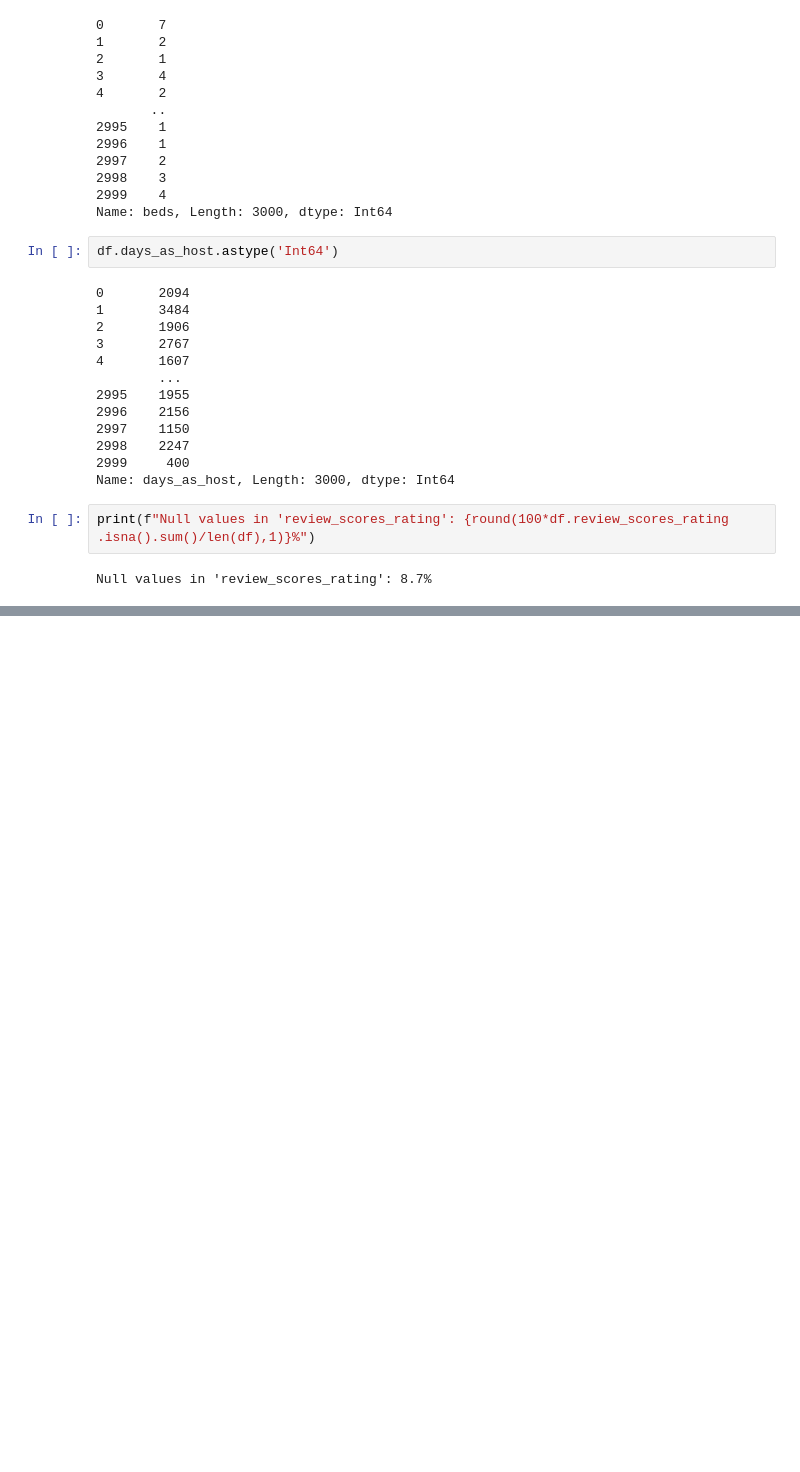
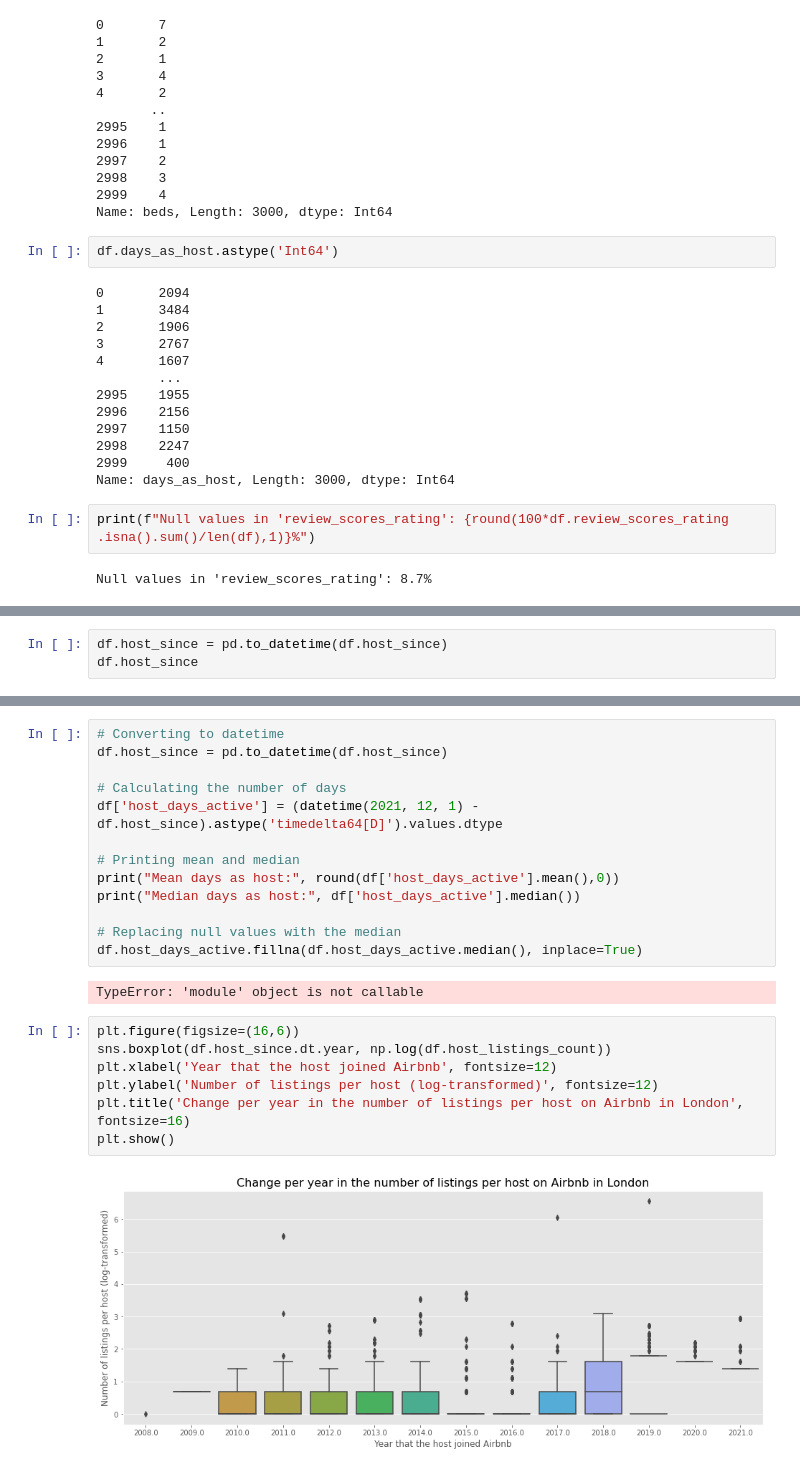
Before and after one commit to vdharek/Airbnb-price-prediction, a Jupyter notebook: code.ipynb, the cells around one changed output, grey strips where cells are left out. Cells and saved outputs as stored; diff of their text form; blank space fills up the shorter version.

```diff
--- a/code.ipynb
+++ b/code.ipynb
@@ -192,0 +258,3 @@ plt.show()
+# %%
+df.host_since = pd.to_datetime(df.host_since)
+df.host_since
@@ -192,0 +274,24 @@ plt.show()
+# %%
+# Converting to datetime
+df.host_since = pd.to_datetime(df.host_since)
+
+# Calculating the number of days
+df['host_days_active'] = (datetime(2021, 12, 1) - df.host_since).astype('timedelta64[D]').values.dtype
+
+# Printing mean and median
+print("Mean days as host:", round(df['host_days_active'].mean(),0))
+print("Median days as host:", df['host_days_active'].median())
+
+# Replacing null values with the median
+df.host_days_active.fillna(df.host_days_active.median(), inplace=True)
+# %% [output]
+TypeError: 'module' object is not callable
+# %%
+plt.figure(figsize=(16,6))
+sns.boxplot(df.host_since.dt.year, np.log(df.host_listings_count))
+plt.xlabel('Year that the host joined Airbnb', fontsize=12)
+plt.ylabel('Number of listings per host (log-transformed)', fontsize=12)
+plt.title('Change per year in the number of listings per host on Airbnb in London', fontsize=16)
+plt.show()
+# %% [output]
+[figure, added]
```
Also changed, not shown: parts of 43 cells of this notebook, 2 other files.
